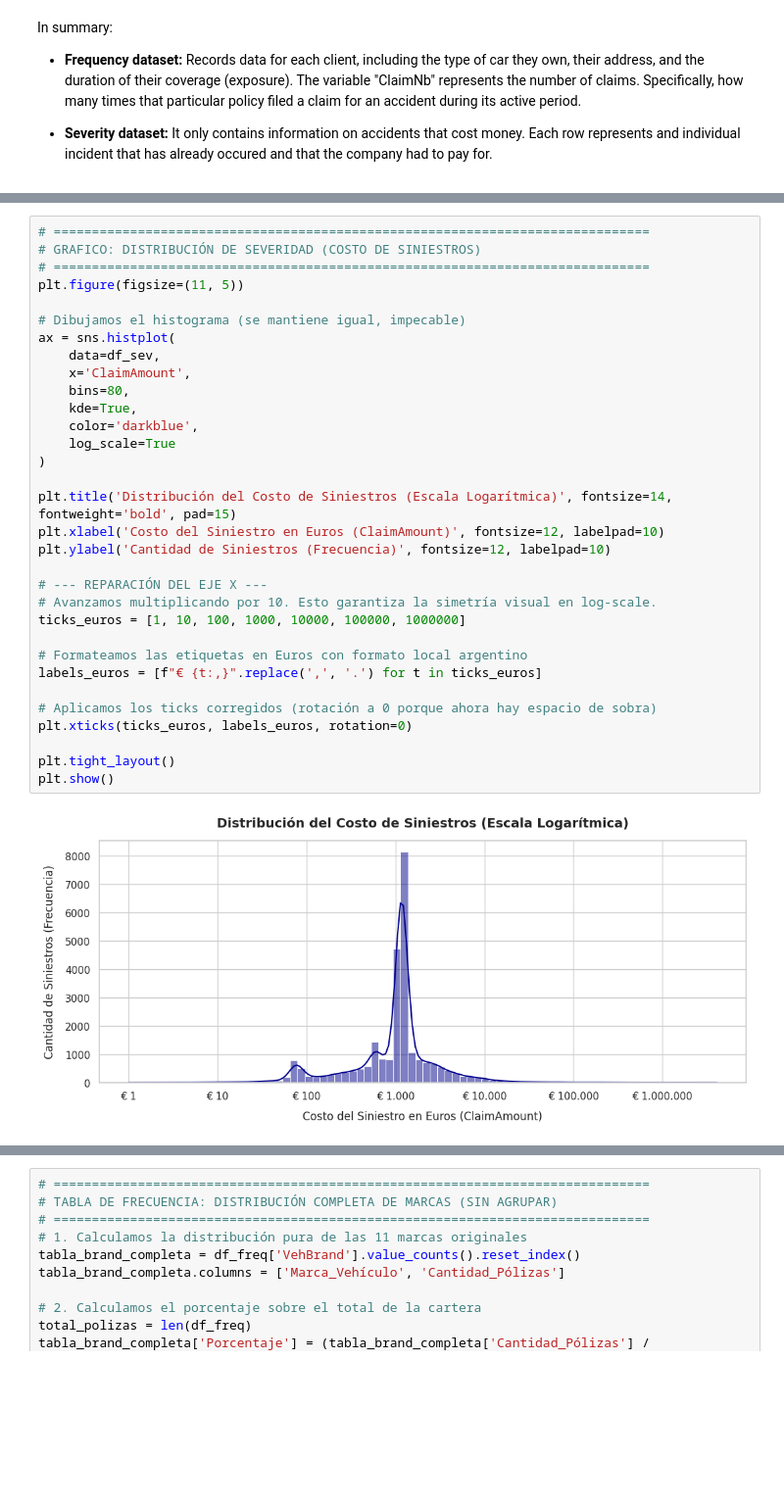
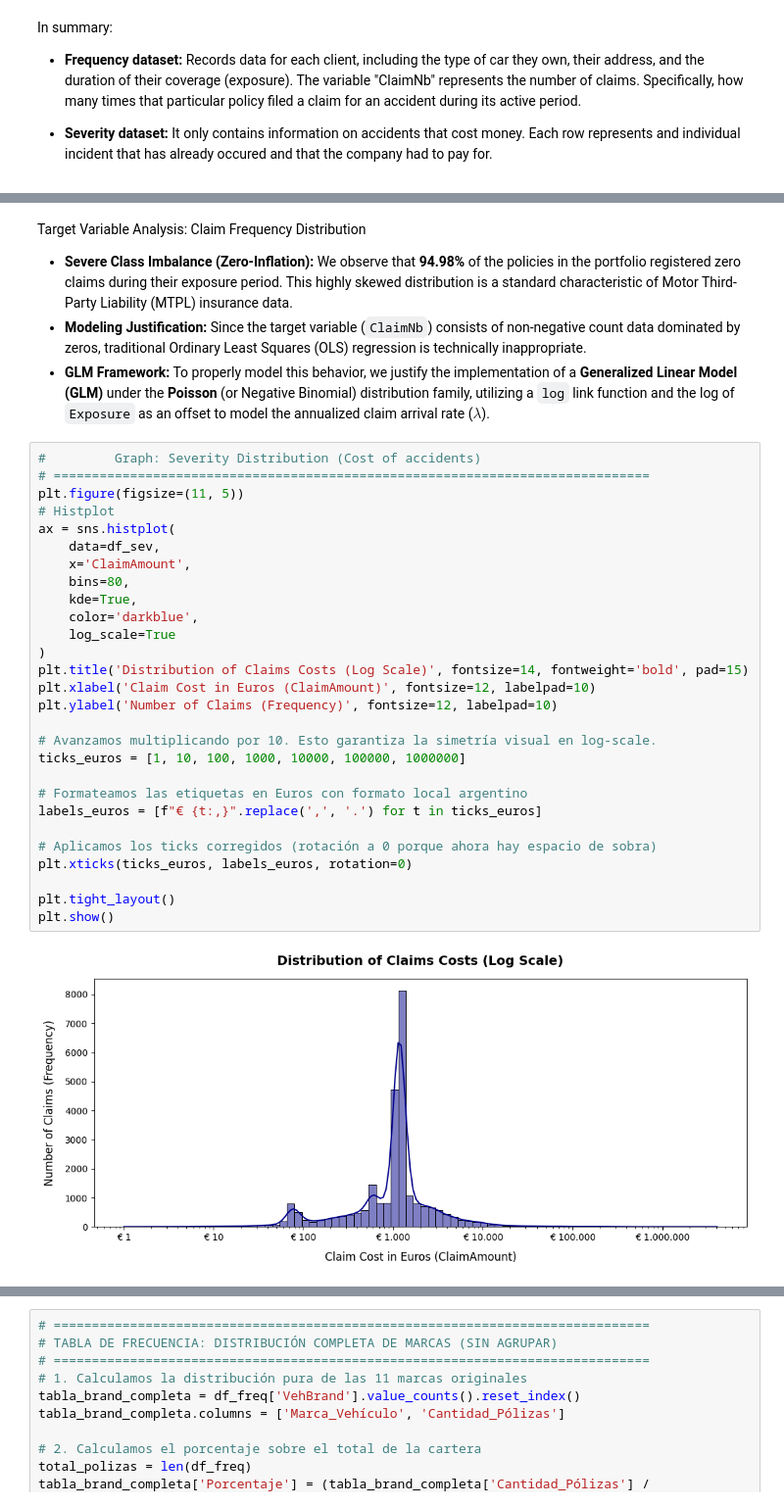
Before and after one commit to AlejandroSenabre/MTPL-Insurance-Pricing-GLM-vs-ML, a Jupyter notebook: notebooks/eda_and_cleaning.ipynb, the cells around one changed output, grey strips where cells are left out. Shown at 98% size. Cells and saved outputs as stored; diff of their text form; blank space fills up the shorter version.

```diff
--- a/notebooks/eda_and_cleaning.ipynb
+++ b/notebooks/eda_and_cleaning.ipynb
@@ -146,36 +150,38 @@ Passing `palette` without assigning `hue` is deprecated and will be removed in v
+# %% [markdown]
+Target Variable Analysis: Claim Frequency Distribution
+
+* **Severe Class Imbalance (Zero-Inflation):** We observe that **94.98%** of the policies in the portfolio registered zero claims during their exposure period. This highly skewed distribution is a standard characteristic of Motor Third-Party Liability (MTPL) insurance data.
+* **Modeling Justification:** Since the target variable (`ClaimNb`) consists of non-negative count data dominated by zeros, traditional Ordinary Least Squares (OLS) regression is technically inappropriate.
+* **GLM Framework:** To properly model this behavior, we justify the implementation of a **Generalized Linear Model (GLM)** under the **Poisson** (or Negative Binomial) distribution family, utilizing a `log` link function and the log of `Exposure` as an offset to model the annualized claim arrival rate ($\lambda$).
 # %%
-# ==============================================================================
-# GRAFICO: DISTRIBUCIÓN DE SEVERIDAD (COSTO DE SINIESTROS)
+#         Graph: Severity Distribution (Cost of accidents)
 # ==============================================================================
 plt.figure(figsize=(11, 5))
-
-# Dibujamos el histograma (se mantiene igual, impecable)
+# Histplot
 ax = sns.histplot(
     data=df_sev,
     x='ClaimAmount',
     bins=80,
     kde=True,
     color='darkblue',
     log_scale=True
 )
+plt.title('Distribution of Claims Costs (Log Scale)', fontsize=14, fontweight='bold', pad=15)
+plt.xlabel('Claim Cost in Euros (ClaimAmount)', fontsize=12, labelpad=10)
+plt.ylabel('Number of Claims (Frequency)', fontsize=12, labelpad=10)
 
-plt.title('Distribución del Costo de Siniestros (Escala Logarítmica)', fontsize=14, fontweight='bold', pad=15)
-plt.xlabel('Costo del Siniestro en Euros (ClaimAmount)', fontsize=12, labelpad=10)
-plt.ylabel('Cantidad de Siniestros (Frecuencia)', fontsize=12, labelpad=10)
-
-# --- REPARACIÓN DEL EJE X ---
 # Avanzamos multiplicando por 10. Esto garantiza la simetría visual en log-scale.
 ticks_euros = [1, 10, 100, 1000, 10000, 100000, 1000000]
 
 # Formateamos las etiquetas en Euros con formato local argentino
 labels_euros = [f"€ {t:,}".replace(',', '.') for t in ticks_euros]
 
 # Aplicamos los ticks corregidos (rotación a 0 porque ahora hay espacio de sobra)
 plt.xticks(ticks_euros, labels_euros, rotation=0)
 
 plt.tight_layout()
 plt.show()
 # %% [output]
-[figure, old version]
+[figure, new version]
 # %%
 # ==============================================================================
```
Also changed, not shown: parts of 9 cells of this notebook.
